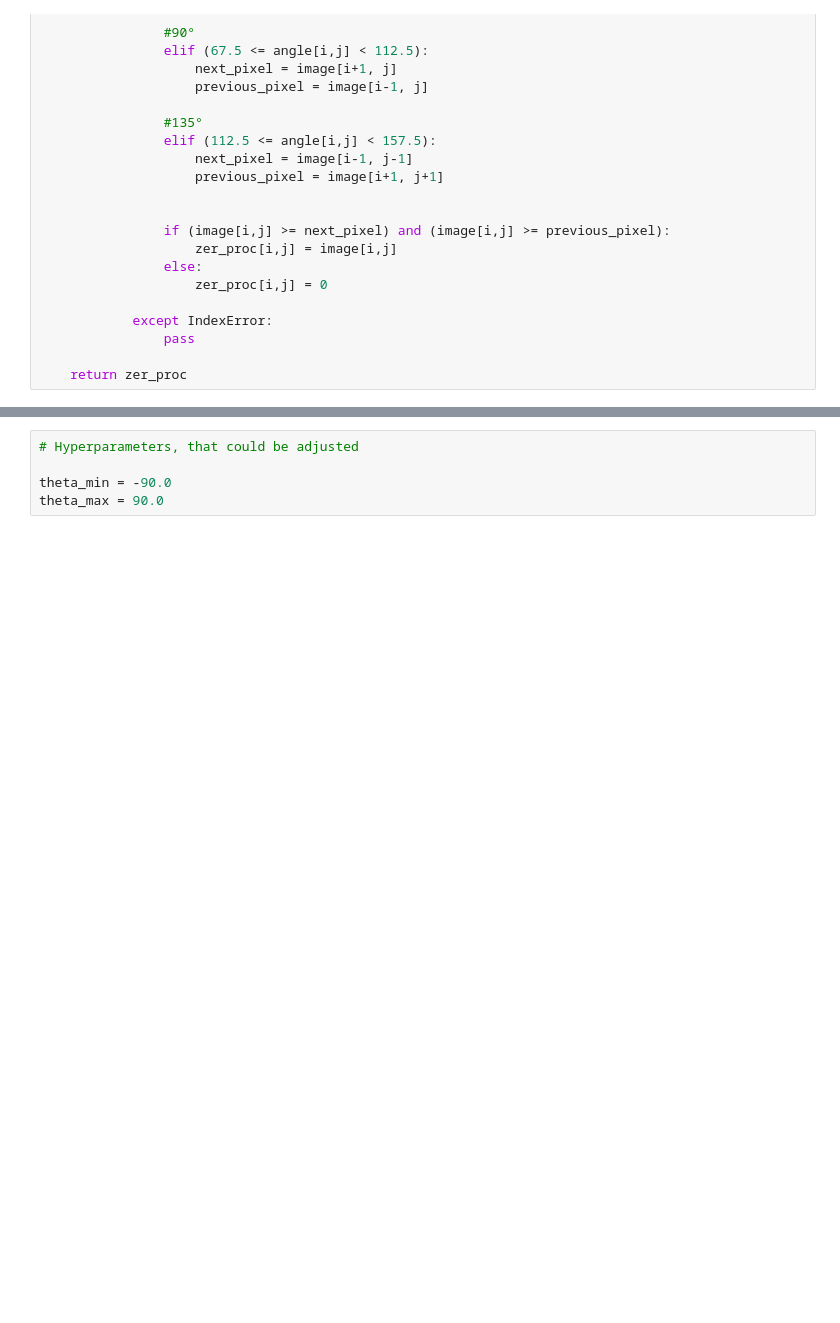
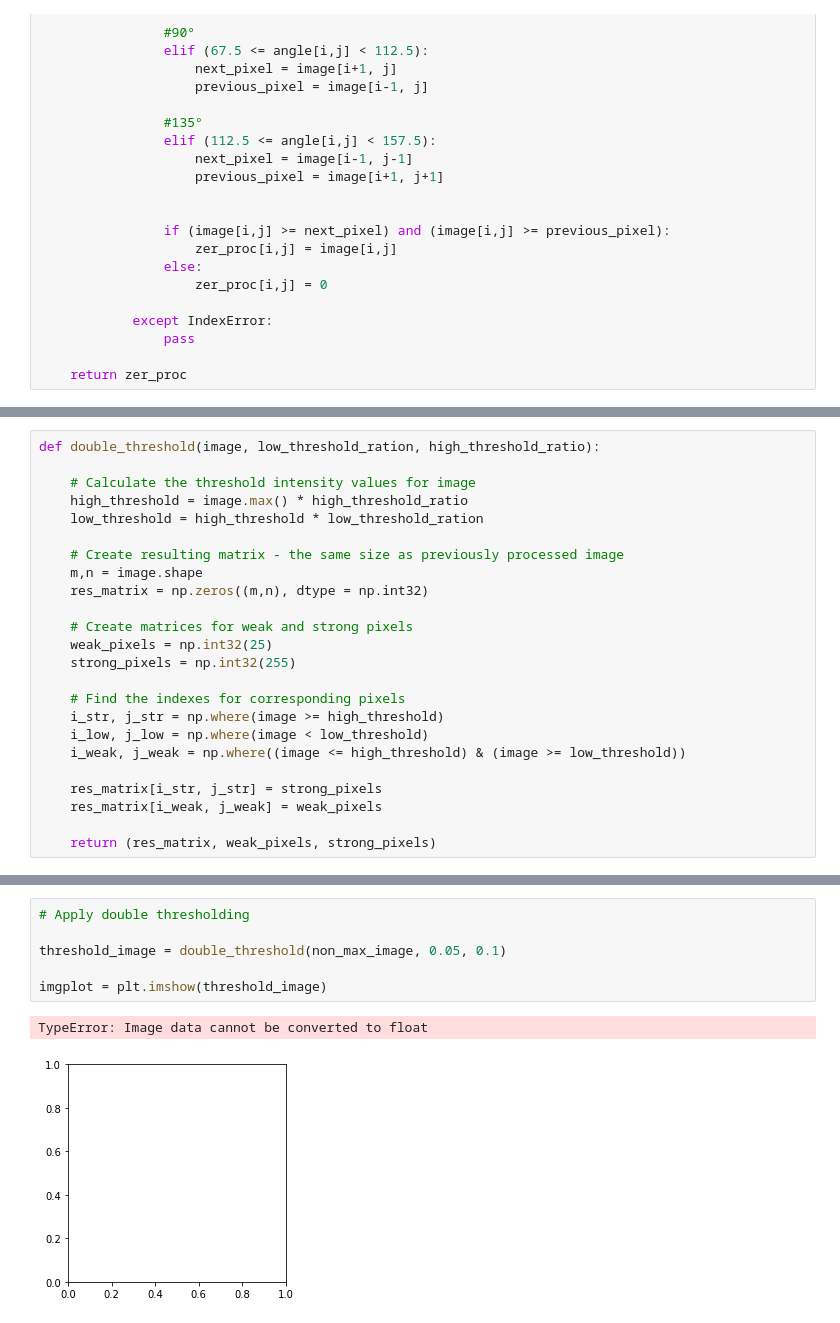
Before and after one commit to Progern/computer-vision-hw, a Jupyter notebook: cv-1-1/cv-hw-1-1.ipynb, the cells around one changed output, grey strips where cells are left out. Saved outputs shown, nothing was run; the diff lists cells and outputs as text; blank space fills up the shorter version.

Commit message:
[ADD] Double thresholding

```diff
--- a/cv-1-1/cv-hw-1-1.ipynb
+++ b/cv-1-1/cv-hw-1-1.ipynb
@@ -224,0 +240,24 @@ def non_max_suppression(image, diagonal):
+# %%
+def double_threshold(image, low_threshold_ration, high_threshold_ratio):
+
+    # Calculate the threshold intensity values for image
+    high_threshold = image.max() * high_threshold_ratio
+    low_threshold = high_threshold * low_threshold_ration
+
+    # Create resulting matrix - the same size as previously processed image
+    m,n = image.shape
+    res_matrix = np.zeros((m,n), dtype = np.int32)
+
+    # Create matrices for weak and strong pixels
+    weak_pixels = np.int32(25)
+    strong_pixels = np.int32(255)
+
+    # Find the indexes for corresponding pixels
+    i_str, j_str = np.where(image >= high_threshold)
+    i_low, j_low = np.where(image < low_threshold)
+    i_weak, j_weak = np.where((image <= high_threshold) & (image >= low_threshold))
+
+    res_matrix[i_str, j_str] = strong_pixels
+    res_matrix[i_weak, j_weak] = weak_pixels
+
+    return (res_matrix, weak_pixels, strong_pixels)
@@ -236,8 +278,12 @@ RuntimeError: filter weights array has incorrect shape.
-# %%
-# Hyperparameters, that could be adjusted
-
-theta_min = -90.0
-theta_max = 90.0
+# %%
+# Apply double thresholding
+
+threshold_image = double_threshold(non_max_image, 0.05, 0.1)
+
+imgplot = plt.imshow(threshold_image)
+# %% [output]
+TypeError: Image data cannot be converted to float
+[figure, added]
 # %%
 def HoughLines(image):
     '''
```
Also changed, not shown: parts of 5 cells of this notebook.
